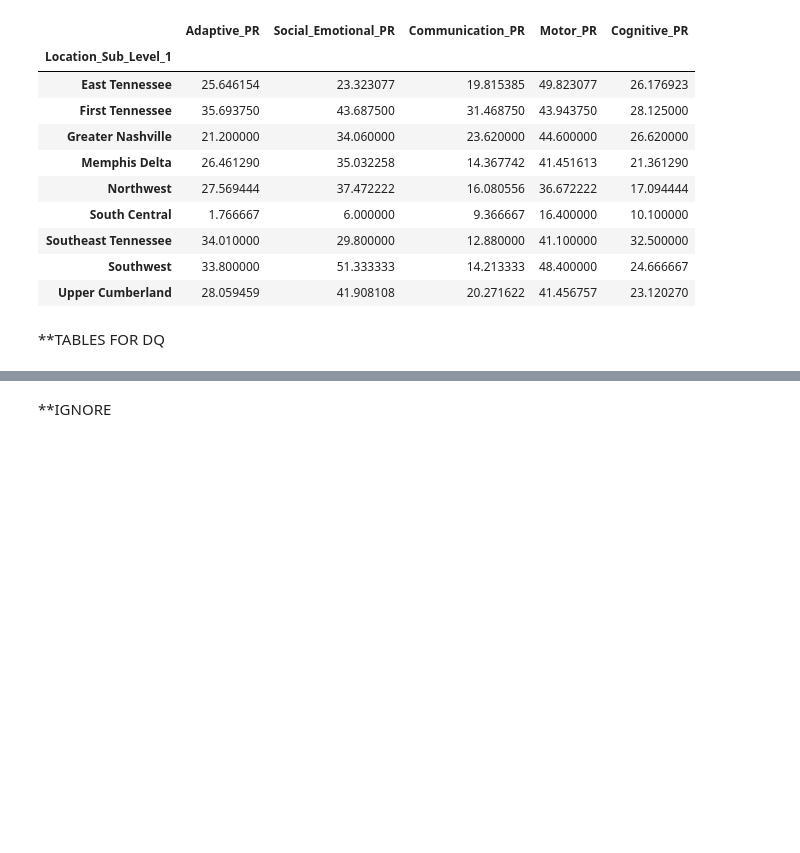
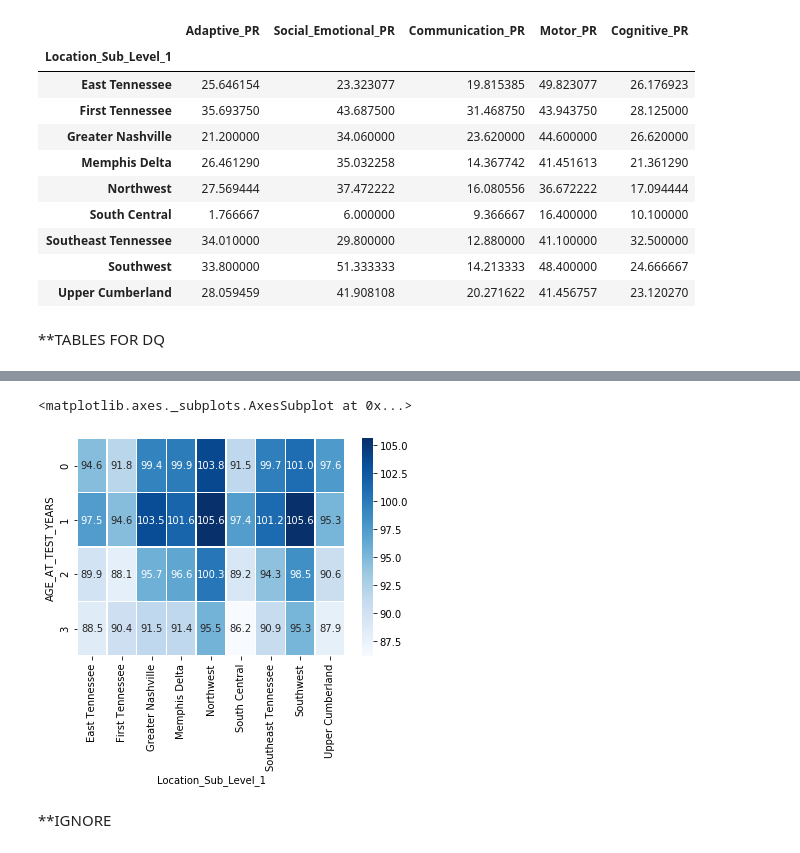
Before and after one commit to NSS-Data-Analytics-Cohort-10/teis-concat-dog, a Jupyter notebook: notebooks/TEIS-AH.ipynb, the cells around one changed output, grey strips where cells are left out. Cells and saved outputs as stored; diff of their text form; code cells hidden in the pictures; blank space fills up the shorter version.

```diff
--- a/notebooks/TEIS-AH.ipynb
+++ b/notebooks/TEIS-AH.ipynb
@@ -538,0 +570,4 @@ dataset_clean_eligibility.groupby(['Location_Sub_Level_1','AGE_AT_TEST_YEARS'])[
+# %%
+group = dataset_clean_eligibility[['AGE_AT_TEST_YEARS','Location_Sub_Level_1','Social_Emotional_Developmental_Quotient']]
+# %%
+grouped_df = group.groupby(['AGE_AT_TEST_YEARS','Location_Sub_Level_1']).mean().reset_index()
@@ -538,0 +594,2 @@ dataset_clean_eligibility.groupby(['Location_Sub_Level_1','AGE_AT_TEST_YEARS'])[
+# %%
+heatmap_data = grouped_df.pivot(index='AGE_AT_TEST_YEARS', columns='Location_Sub_Level_1', values='Social_Emotional_Developmental_Quotient')
@@ -539,3 +600,8 @@ dataset_clean_eligibility.groupby(['Location_Sub_Level_1','AGE_AT_TEST_YEARS'])[
+# %%
+sns.heatmap(heatmap_data, annot=True, cmap='Blues', fmt=".1f", linewidths=.5)
+# %% [output]
+<matplotlib.axes._subplots.AxesSubplot at 0x...>
+[figure, added]
 # %% [markdown]
 **IGNORE
 # %%
```
Also changed, not shown: parts of 11 cells of this notebook.
